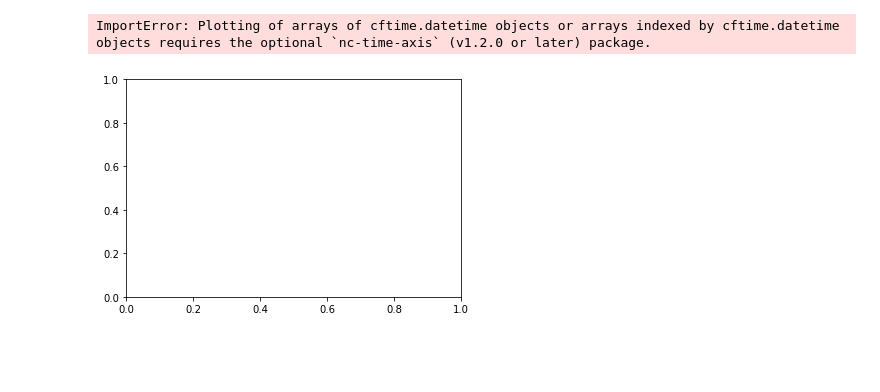
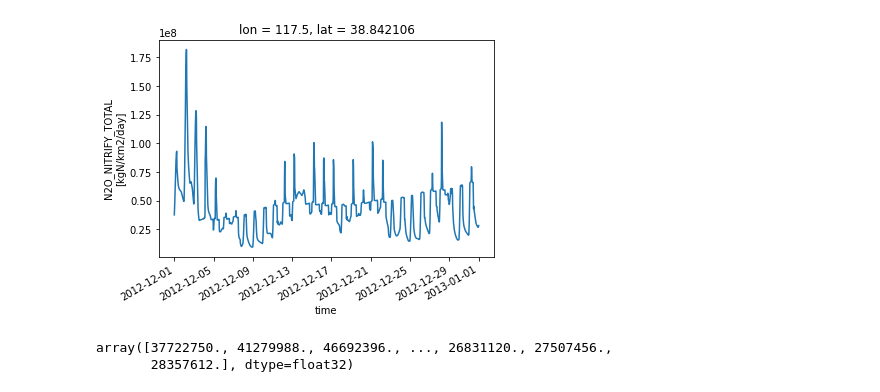
Before and after one commit to jinmuluo/pymaps, a Jupyter notebook: time_series.ipynb, the cells around one changed output. Cells and saved outputs as stored; diff of their text form; code cells hidden in the pictures; blank space fills up the shorter version.

```diff
--- a/time_series.ipynb
+++ b/time_series.ipynb
@@ -120,11 +121,11 @@ ZSOI:DZSOI:WATSAT:SUCSAT:BSW:HKSAT:ZLAKE:DZLAKE:PCT_SAND:PCT_CLAY
 # %%
 def sp_plot(ds, field, coords, show=False):
     sp = ds.sel(lat=coords[0], lon=coords[1], method='nearest')
-    # gN/m2/s to kg/day
-    sp[field] = sp[field] * sp['area'] * 1000 * 24 * 3600
+    sp[field] = sp[field] * 1000 * 3600 * 24
+    sp[field].attrs['units'] = 'kgN/km2/day'
     if show:
-        sp[field].plot()
+        sp[field].plot(x='time')
         plt.show()
-    return result
+    return sp
 # %%
 def tot_plot(ds, field, show=False):
@@ -147,7 +149,9 @@ def regional_plot(ds, field, coords, show=False):
 # %%
-coordinates = [23.45, 130.25]
-sp_plot(ds=dsCLM, field=fields[0], coords=coordinates, show=True)
+coordinates = [39.24, 116.25]
+sp = sp_plot(ds=dsCLM, field=fields[1], coords=coordinates, show=True)
+sp[fields[1]].values
 # %% [output]
+[figure, new version]
-ImportError: Plotting of arrays of cftime.datetime objects or arrays indexed by cftime.datetime objects requires the optional `nc-time-axis` (v1.2.0 or later) package.
+array([37722750., 41279988., 46692396., ..., 26831120., 27507456.,
+       28357612.], dtype=float32)
-[figure, old version]
 # %%
```
Also changed, not shown: parts of 7 cells of this notebook.
